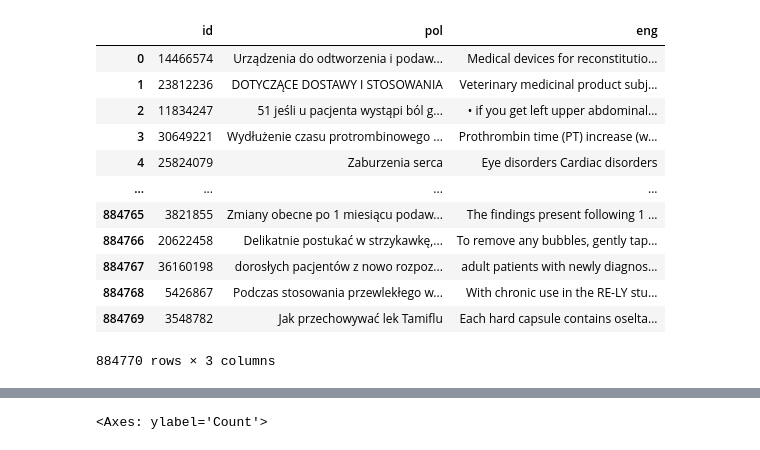
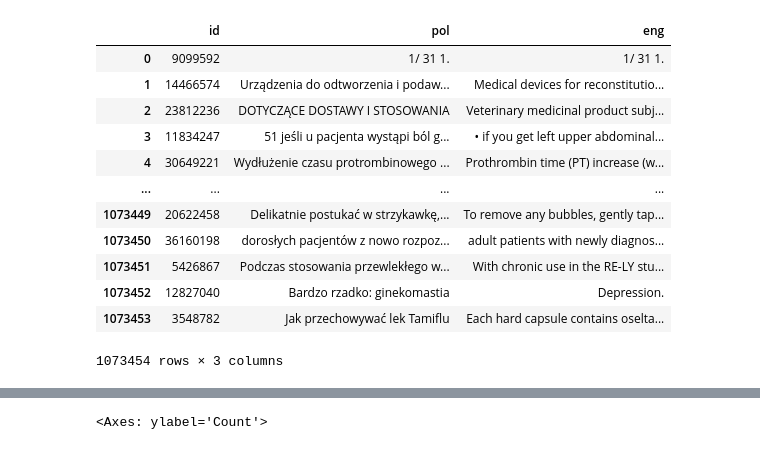
Before and after one commit to jorgedelpozolerida/Biomed-NMT-EngPol, a Jupyter notebook: src/muse.ipynb, the cells around one changed output, grey strips where cells are left out. Cells and saved outputs as stored; diff of their text form; code cells hidden in the pictures.

```diff
--- a/src/muse.ipynb
+++ b/src/muse.ipynb
@@ -6,20 +6,22 @@ from sklearn.metrics.pairwise import cosine_similarity
 # %%
 pd.set_option('display.max_colwidth', None)
 # %%
-df = pd.read_csv("medical_corpus_clean_preprocessed.tsv", sep=',')
+df = pd.read_csv("../data/medical_corpus_clean.tsv", sep=',')
 df = df[["id", "pol", "eng"]]
+#df['pol'] = df['pol'].str.lower()
+#df['eng'] = df['eng'].str.lower()
 df
 # %% [output]
 |  | id | pol | eng |
-| 0 | 14466574 | Urządzenia do odtworzenia i podaw... | Medical devices for reconstitutio... |
-| 1 | 23812236 | DOTYCZĄCE DOSTAWY I STOSOWANIA | Veterinary medicinal product subj... |
-| 2 | 11834247 | 51 jeśli u pacjenta wystąpi ból g... | • if you get left upper abdominal... |
-| 3 | 30649221 | Wydłużenie czasu protrombinowego ... | Prothrombin time (PT) increase (w... |
-| 4 | 25824079 | Zaburzenia serca | Eye disorders Cardiac disorders |
+| 0 | 9099592 | 1/ 31 1. | 1/ 31 1. |
+| 1 | 14466574 | Urządzenia do odtworzenia i podaw... | Medical devices for reconstitutio... |
+| 2 | 23812236 | DOTYCZĄCE DOSTAWY I STOSOWANIA | Veterinary medicinal product subj... |
+| 3 | 11834247 | 51 jeśli u pacjenta wystąpi ból g... | • if you get left upper abdominal... |
+| 4 | 30649221 | Wydłużenie czasu protrombinowego ... | Prothrombin time (PT) increase (w... |
 | ... | ... | ... | ... |
-| 884765 | 3821855 | Zmiany obecne po 1 miesiącu podaw... | The findings present following 1 ... |
-| 884766 | 20622458 | Delikatnie postukać w strzykawkę,... | To remove any bubbles, gently tap... |
-| 884767 | 36160198 | dorosłych pacjentów z nowo rozpoz... | adult patients with newly diagnos... |
-| 884768 | 5426867 | Podczas stosowania przewlekłego w... | With chronic use in the RE-LY stu... |
-| 884769 | 3548782 | Jak przechowywać lek Tamiflu | Each hard capsule contains oselta... |
+| 1073449 | 20622458 | Delikatnie postukać w strzykawkę,... | To remove any bubbles, gently tap... |
+| 1073450 | 36160198 | dorosłych pacjentów z nowo rozpoz... | adult patients with newly diagnos... |
+| 1073451 | 5426867 | Podczas stosowania przewlekłego w... | With chronic use in the RE-LY stu... |
+| 1073452 | 12827040 | Bardzo rzadko: ginekomastia | Depression. |
+| 1073453 | 3548782 | Jak przechowywać lek Tamiflu | Each hard capsule contains oselta... |
-884770 rows × 3 columns
+1073454 rows × 3 columns
```
Also changed, not shown: parts of 11 cells of this notebook.
